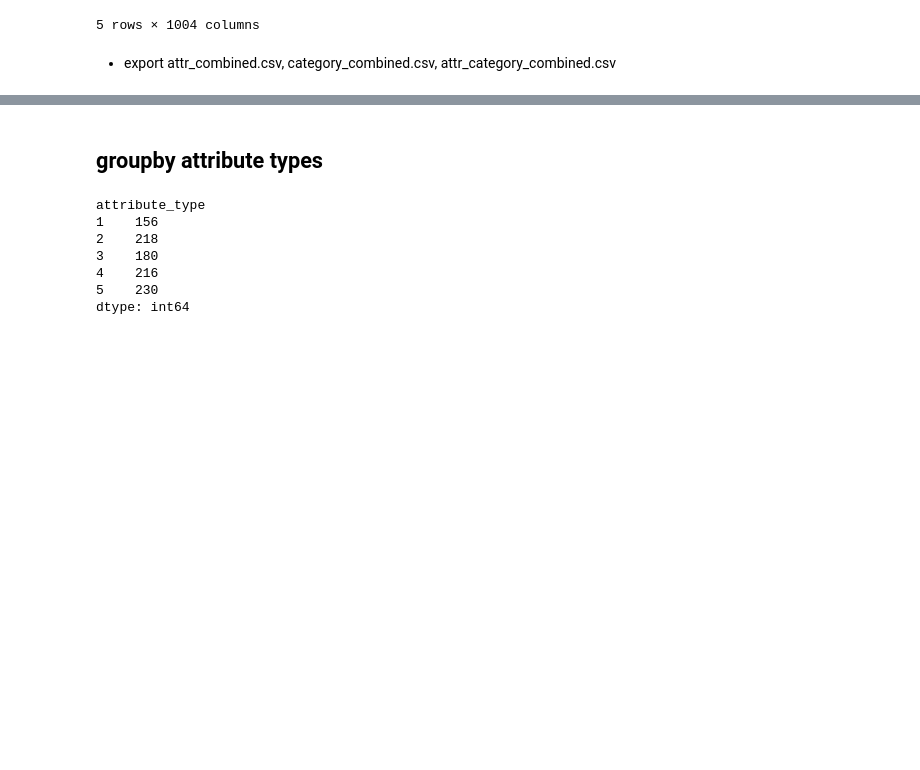
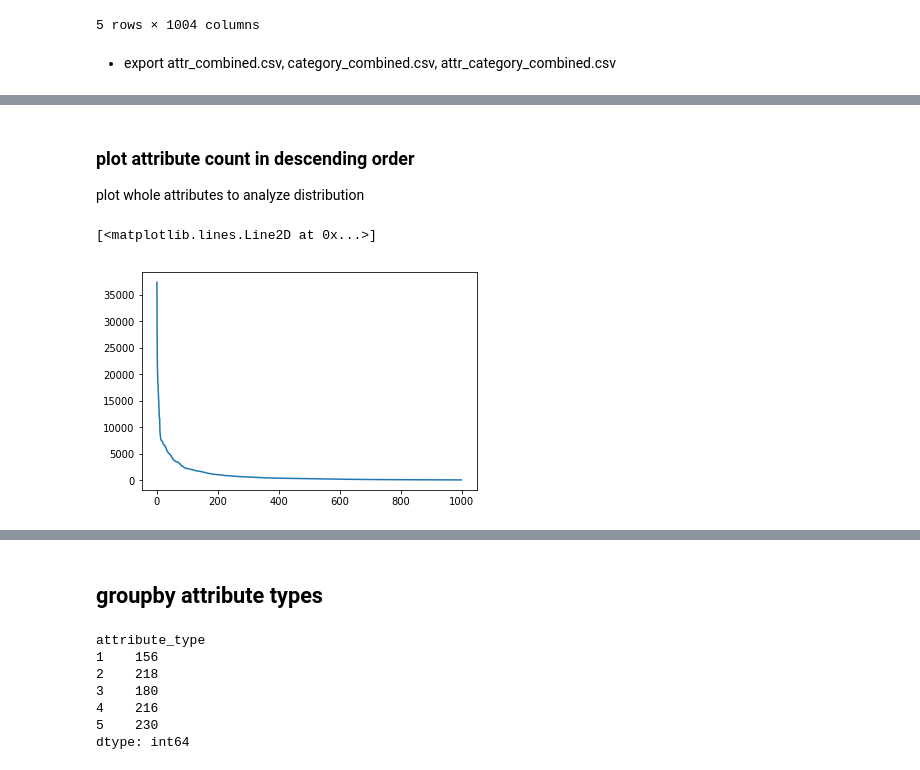
Before and after one commit to starsuzi/deep-fashion, a Jupyter notebook: explore-data.ipynb, the cells around one changed output, grey strips where cells are left out. Saved outputs shown, nothing was run; the diff lists cells and outputs as text; code cells hidden in the pictures; blank space fills up the shorter version.

Commit message:
added visualization of distribution according to different ranges to explore-data

```diff
--- a/explore-data.ipynb
+++ b/explore-data.ipynb
@@ -191,0 +199,3 @@ df_attr_category_combined.to_csv("./Anno/changed/"+file_name, index=None)
+# %%
+attr_frequency = (df_attr_combined.iloc[:,1:] == 1).sum(axis=0)
+attr_frequency_sort=attr_frequency.sort_values(ascending = False)
@@ -191,0 +222,8 @@ df_attr_category_combined.to_csv("./Anno/changed/"+file_name, index=None)
+# %% [markdown]
+### plot attribute count in descending order
+plot whole attributes to analyze distribution
+# %%
+plt.plot([x for x in range(len(attr_frequency_sort))], [val for val in attr_frequency_sort])
+# %% [output]
+[<matplotlib.lines.Line2D at 0x...>]
+[figure, added]
```
Also changed, not shown: parts of 24 cells of this notebook, 1 other file.
